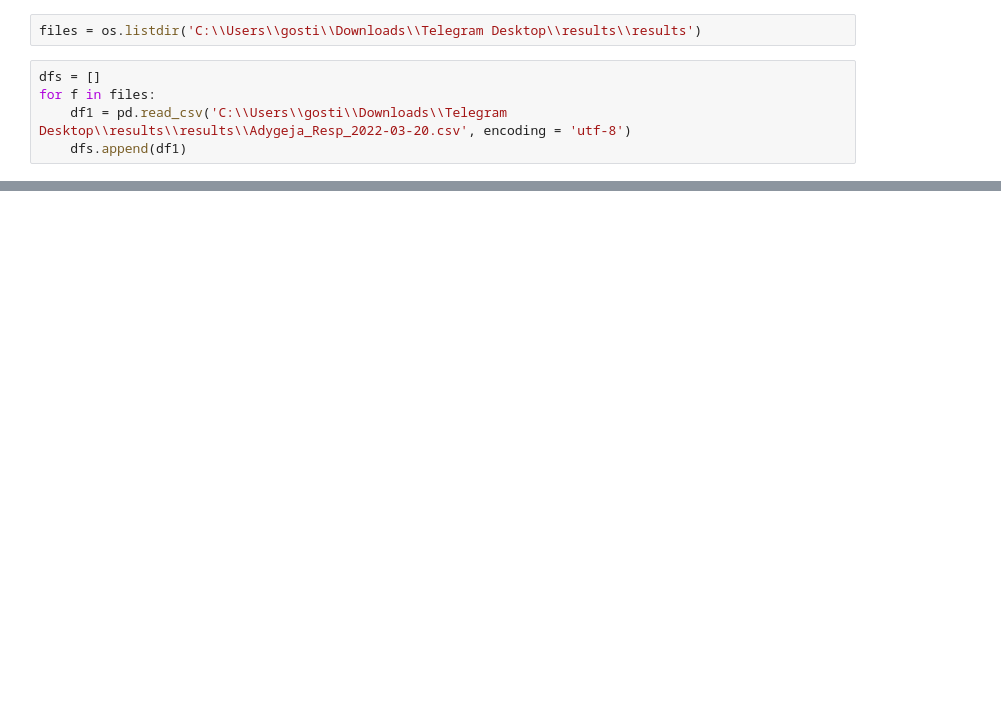
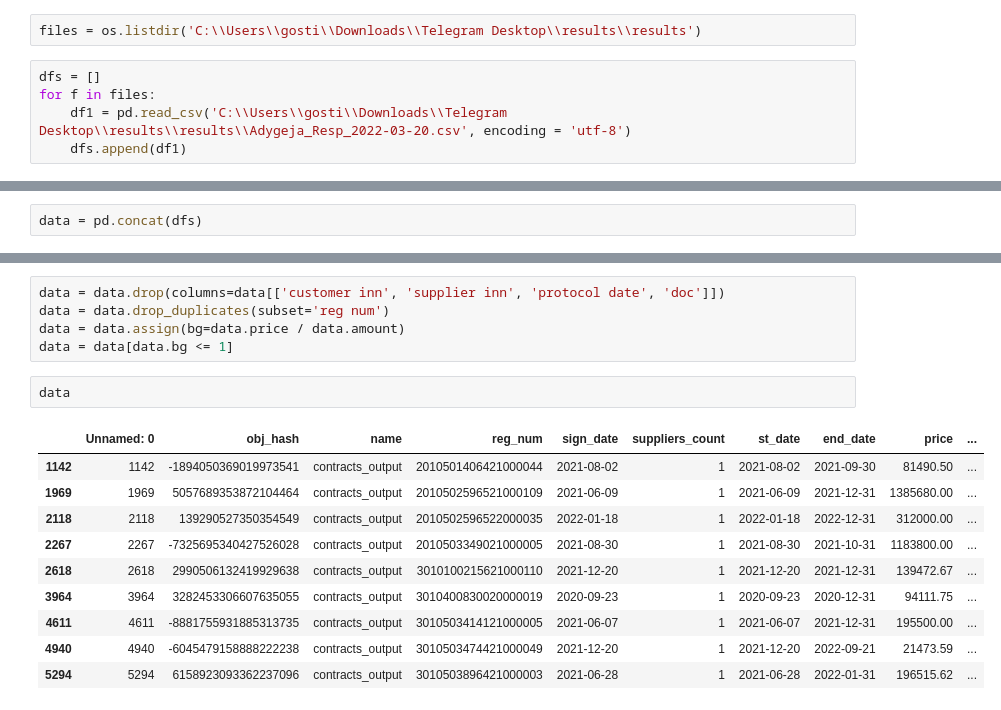
Before and after one commit to lisa2271/Praktika, a Jupyter notebook: praktika.ipynb, the cells around one changed output, grey strips where cells are left out. Drawn from its saved outputs; the diff is of its cells as text; blank space fills up the shorter version.

```diff
--- a/praktika.ipynb
+++ b/praktika.ipynb
@@ -103,0 +13,2 @@ list
+# %%
+data = pd.concat(dfs)
@@ -103,0 +24,18 @@ list
+# %%
+data = data.drop(columns=data[['customer inn', 'supplier inn', 'protocol date', 'doc']])
+data = data.drop_duplicates(subset='reg num')
+data = data.assign(bg=data.price / data.amount)
+data = data[data.bg <= 1]
+# %%
+data
+# %% [output]
+|  | Unnamed: 0 | obj_hash | name | reg_num | sign_date | suppliers_count | st_date | end_date | price | ... |
+| 1142 | 1142 | -1894050369019973541 | contracts_output | 2010501406421000044 | 2021-08-02 | 1 | 2021-08-02 | 2021-09-30 | 81490.50 | ... |
+| 1969 | 1969 | 5057689353872104464 | contracts_output | 2010502596521000109 | 2021-06-09 | 1 | 2021-06-09 | 2021-12-31 | 1385680.00 | ... |
+| 2118 | 2118 | 139290527350354549 | contracts_output | 2010502596522000035 | 2022-01-18 | 1 | 2022-01-18 | 2022-12-31 | 312000.00 | ... |
+| 2267 | 2267 | -7325695340427526028 | contracts_output | 2010503349021000005 | 2021-08-30 | 1 | 2021-08-30 | 2021-10-31 | 1183800.00 | ... |
+| 2618 | 2618 | 2990506132419929638 | contracts_output | 3010100215621000110 | 2021-12-20 | 1 | 2021-12-20 | 2021-12-31 | 139472.67 | ... |
+| 3964 | 3964 | 3282453306607635055 | contracts_output | 3010400830020000019 | 2020-09-23 | 1 | 2020-09-23 | 2020-12-31 | 94111.75 | ... |
+| 4611 | 4611 | -8881755931885313735 | contracts_output | 3010503414121000005 | 2021-06-07 | 1 | 2021-06-07 | 2021-12-31 | 195500.00 | ... |
+| 4940 | 4940 | -6045479158888222238 | contracts_output | 3010503474421000049 | 2021-12-20 | 1 | 2021-12-20 | 2022-09-21 | 21473.59 | ... |
+| 5294 | 5294 | 6158923093362237096 | contracts_output | 3010503896421000003 | 2021-06-28 | 1 | 2021-06-28 | 2022-01-31 | 196515.62 | ... |
```
Also changed, not shown: parts of 23 cells of this notebook.
